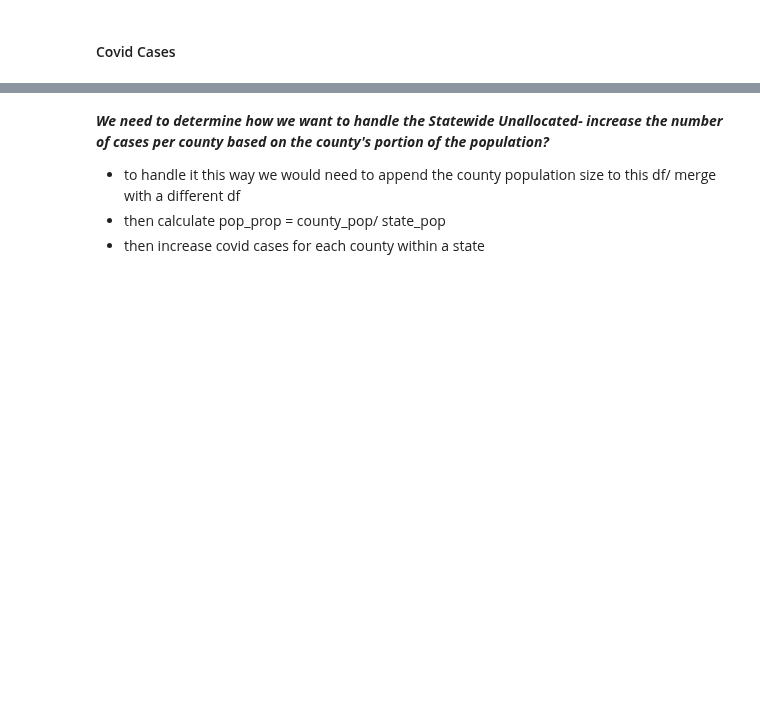
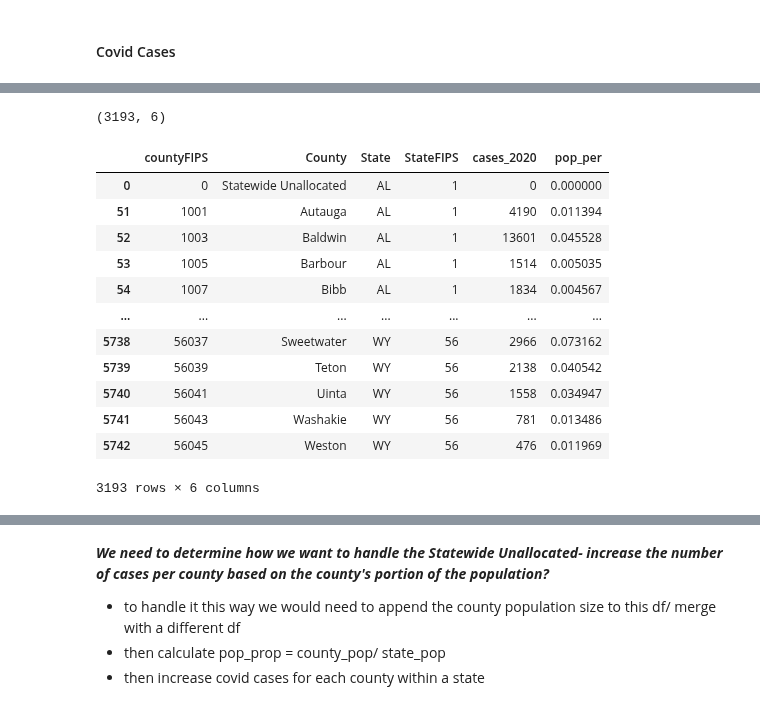
Before and after one commit to rafirahman27/Preparing_for_the_next_Pandemic, a Jupyter notebook: Katie.ipynb, the cells around one changed output, grey strips where cells are left out. Drawn from its saved outputs; the diff is of its cells as text; code cells hidden in the pictures; blank space fills up the shorter version.

```diff
--- a/Katie.ipynb
+++ b/Katie.ipynb
@@ -920,17 +994,2 @@ county_fips.to_csv('Data/county_fips.csv')
 # %%
-cases_county = cases[['countyFIPS',
-              'County',
-              'State',
-              'StateFIPS',
-              '2020-01-22',
-              '2020-05-01',
-              '2020-01-22',
-              '2020-09-01',
-              '2020-12-31',
-              '2021-04-30',
-              '2021-08-31',
-              '2021-07-02',
-              '2021-12-31',
-              '2022-04-01',
-              '2022-07-02',
-              '2022-12-31']]
+cases_2020 = cases[['countyFIPS', 'County', 'State', 'StateFIPS', '2020-12-31', 'pop %']].copy()
@@ -940,0 +1011,2 @@ cases_county.head()
+# %%
+cases_2020.rename(columns = {'2020-12-31': 'cases_2020', 'pop %': 'pop_per'}, inplace =True)
@@ -944,0 +1112,22 @@ cases_county[cases_county['2022-12-31'] == 0].shape
+# %%
+cases_2020.drop_duplicates(inplace=True)
+# %%
+cases_2020.shape
+# %% [output]
+(3193, 6)
+# %%
+cases_2020
+# %% [output]
+|  | countyFIPS | County | State | StateFIPS | cases_2020 | pop_per |
+| 0 | 0 | Statewide Unallocated | AL | 1 | 0 | 0.000000 |
+| 51 | 1001 | Autauga | AL | 1 | 4190 | 0.011394 |
+| 52 | 1003 | Baldwin | AL | 1 | 13601 | 0.045528 |
+| 53 | 1005 | Barbour | AL | 1 | 1514 | 0.005035 |
+| 54 | 1007 | Bibb | AL | 1 | 1834 | 0.004567 |
+| ... | ... | ... | ... | ... | ... | ... |
+| 5738 | 56037 | Sweetwater | WY | 56 | 2966 | 0.073162 |
+| 5739 | 56039 | Teton | WY | 56 | 2138 | 0.040542 |
+| 5740 | 56041 | Uinta | WY | 56 | 1558 | 0.034947 |
+| 5741 | 56043 | Washakie | WY | 56 | 781 | 0.013486 |
+| 5742 | 56045 | Weston | WY | 56 | 476 | 0.011969 |
+3193 rows × 6 columns
```
Also changed, not shown: parts of 25 cells of this notebook.
